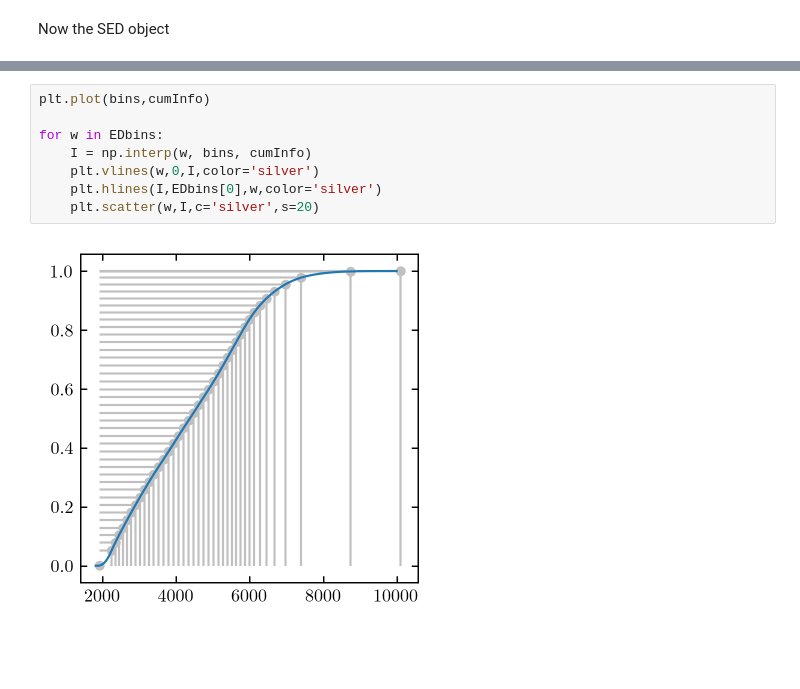
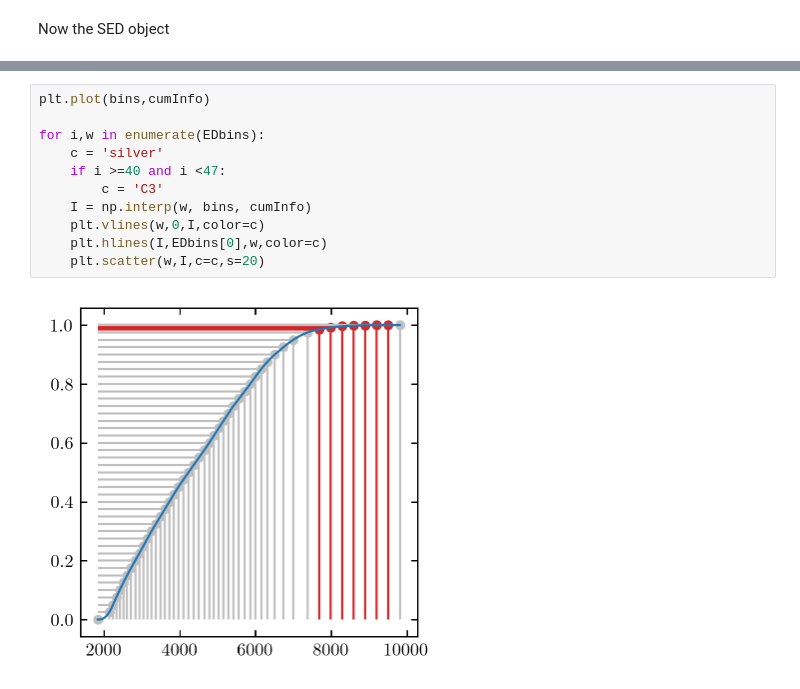
Before and after one commit to jfcrenshaw/sn_lightcurve_learning, a Jupyter notebook: new_learning_ex.ipynb, the cells around one changed output, grey strips where cells are left out. Drawn from its saved outputs; the diff is of its cells as text; blank space fills up the shorter version.

```diff
--- a/new_learning_ex.ipynb
+++ b/new_learning_ex.ipynb
@@ -134,10 +98,13 @@ plt.plot(bins,infoDen)
 # %%
 plt.plot(bins,cumInfo)
 
-for w in EDbins:
+for i,w in enumerate(EDbins):
+    c = 'silver'
+    if i >=40 and i <47:
+        c = 'C3'
     I = np.interp(w, bins, cumInfo)
-    plt.vlines(w,0,I,color='silver')
-    plt.hlines(I,EDbins[0],w,color='silver')
-    plt.scatter(w,I,c='silver',s=20)
+    plt.vlines(w,0,I,color=c)
+    plt.hlines(I,EDbins[0],w,color=c)
+    plt.scatter(w,I,c=c,s=20)
 # %% [output]
-[figure, old version]
+[figure, new version]
```
Also changed, not shown: parts of 10 cells of this notebook, 1 other file.
